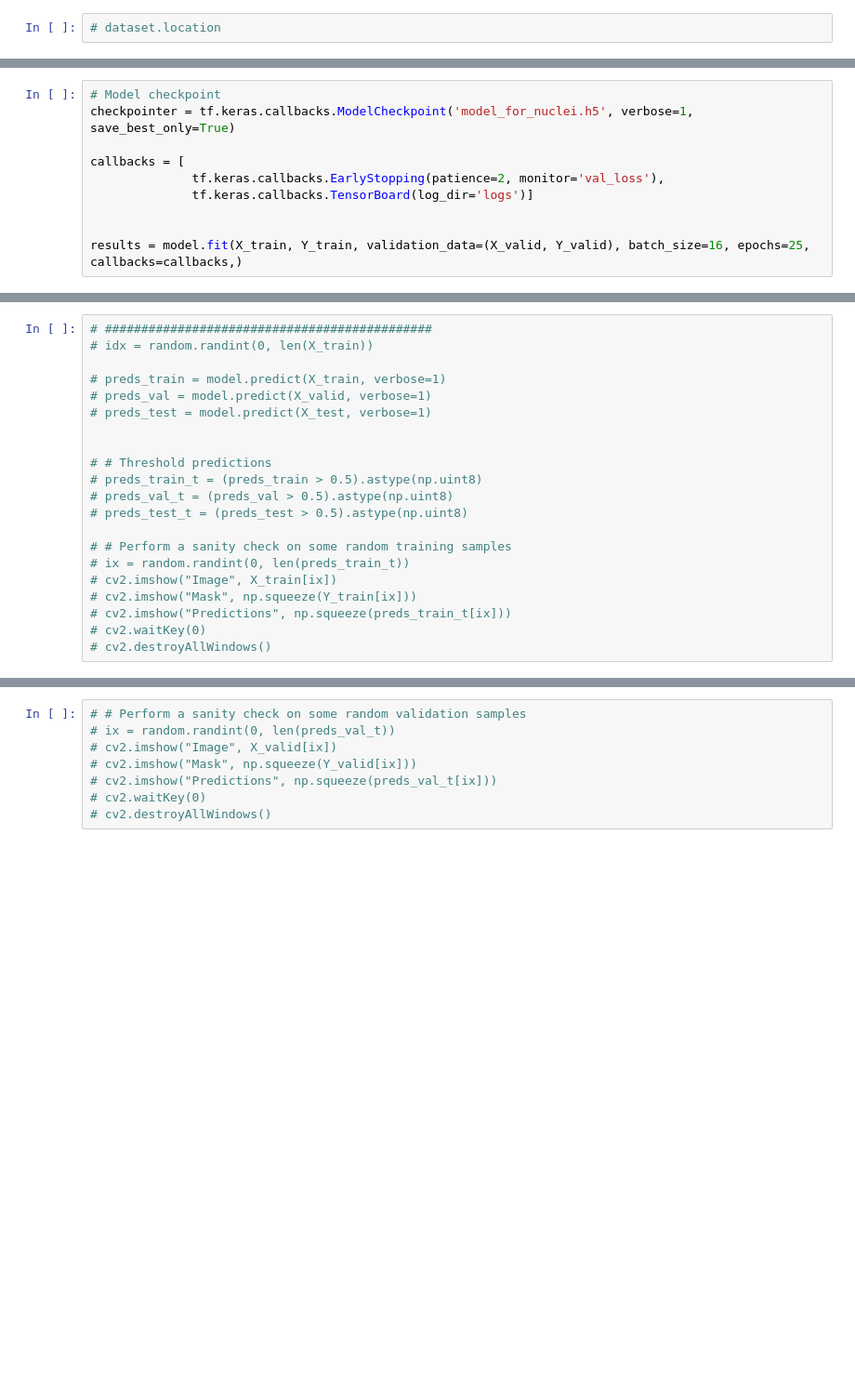
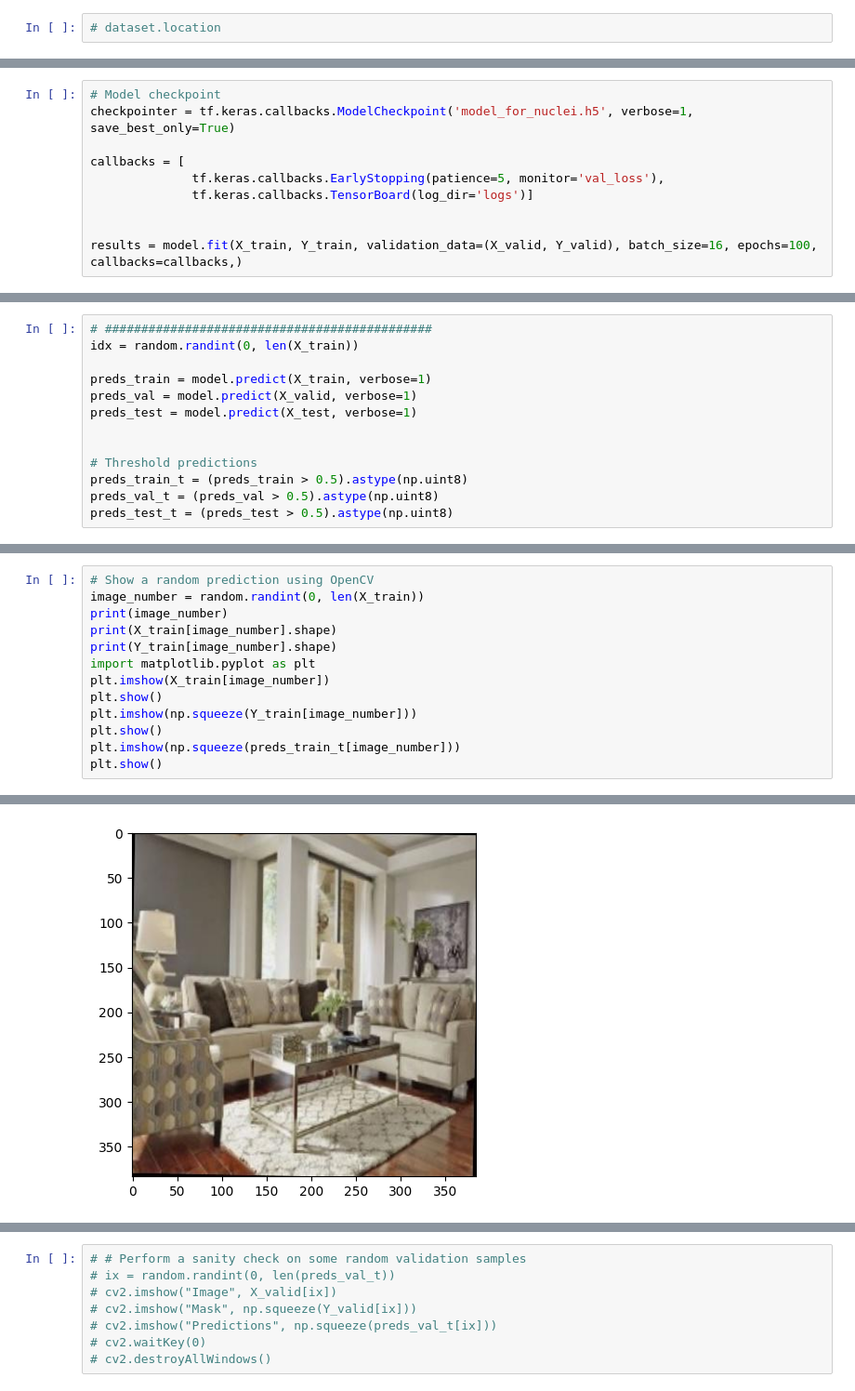
Before and after one commit to Luiss0606/semantics_segmentation, a Jupyter notebook: uNet_segmentation.ipynb, the cells around one changed output, grey strips where cells are left out. Shown at 93% size. Drawn from its saved outputs; the diff is of its cells as text; blank space fills up the shorter version.

```diff
--- a/uNet_segmentation.ipynb
+++ b/uNet_segmentation.ipynb
@@ -199,9 +234,9 @@ ________________________________________________________________________________
 checkpointer = tf.keras.callbacks.ModelCheckpoint('model_for_nuclei.h5', verbose=1, save_best_only=True)
 
 callbacks = [
-              tf.keras.callbacks.EarlyStopping(patience=2, monitor='val_loss'),
+              tf.keras.callbacks.EarlyStopping(patience=5, monitor='val_loss'),
               tf.keras.callbacks.TensorBoard(log_dir='logs')]
 
 
-results = model.fit(X_train, Y_train, validation_data=(X_valid, Y_valid), batch_size=16, epochs=25, callbacks=callbacks,)
+results = model.fit(X_train, Y_train, validation_data=(X_valid, Y_valid), batch_size=16, epochs=100, callbacks=callbacks,)
 # %% [output]
@@ -210,22 +291,14 @@ Error:
 # %%
 # #############################################
-# idx = random.randint(0, len(X_train))
+idx = random.randint(0, len(X_train))
 
-# preds_train = model.predict(X_train, verbose=1)
-# preds_val = model.predict(X_valid, verbose=1)
-# preds_test = model.predict(X_test, verbose=1)
+preds_train = model.predict(X_train, verbose=1)
+preds_val = model.predict(X_valid, verbose=1)
+preds_test = model.predict(X_test, verbose=1)
 
 
-# # Threshold predictions
-# preds_train_t = (preds_train > 0.5).astype(np.uint8)
-# preds_val_t = (preds_val > 0.5).astype(np.uint8)
-# preds_test_t = (preds_test > 0.5).astype(np.uint8)
-
-# # Perform a sanity check on some random training samples
-# ix = random.randint(0, len(preds_train_t))
-# cv2.imshow("Image", X_train[ix])
-# cv2.imshow("Mask", np.squeeze(Y_train[ix]))
-# cv2.imshow("Predictions", np.squeeze(preds_train_t[ix]))
-# cv2.waitKey(0)
-# cv2.destroyAllWindows()
+# Threshold predictions
+preds_train_t = (preds_train > 0.5).astype(np.uint8)
+preds_val_t = (preds_val > 0.5).astype(np.uint8)
+preds_test_t = (preds_test > 0.5).astype(np.uint8)
 # %% [output]
@@ -239,0 +312,14 @@ Error:
+# %%
+# Show a random prediction using OpenCV
+image_number = random.randint(0, len(X_train))
+print(image_number)
+print(X_train[image_number].shape)
+print(Y_train[image_number].shape)
+import matplotlib.pyplot as plt
+plt.imshow(X_train[image_number])
+plt.show()
+plt.imshow(np.squeeze(Y_train[image_number]))
+plt.show()
+plt.imshow(np.squeeze(preds_train_t[image_number]))
+plt.show()
+# %% [output]
@@ -239,0 +329 @@ Error:
+[figure, added]
```
Also changed, not shown: parts of 15 cells of this notebook, 11 other files.
